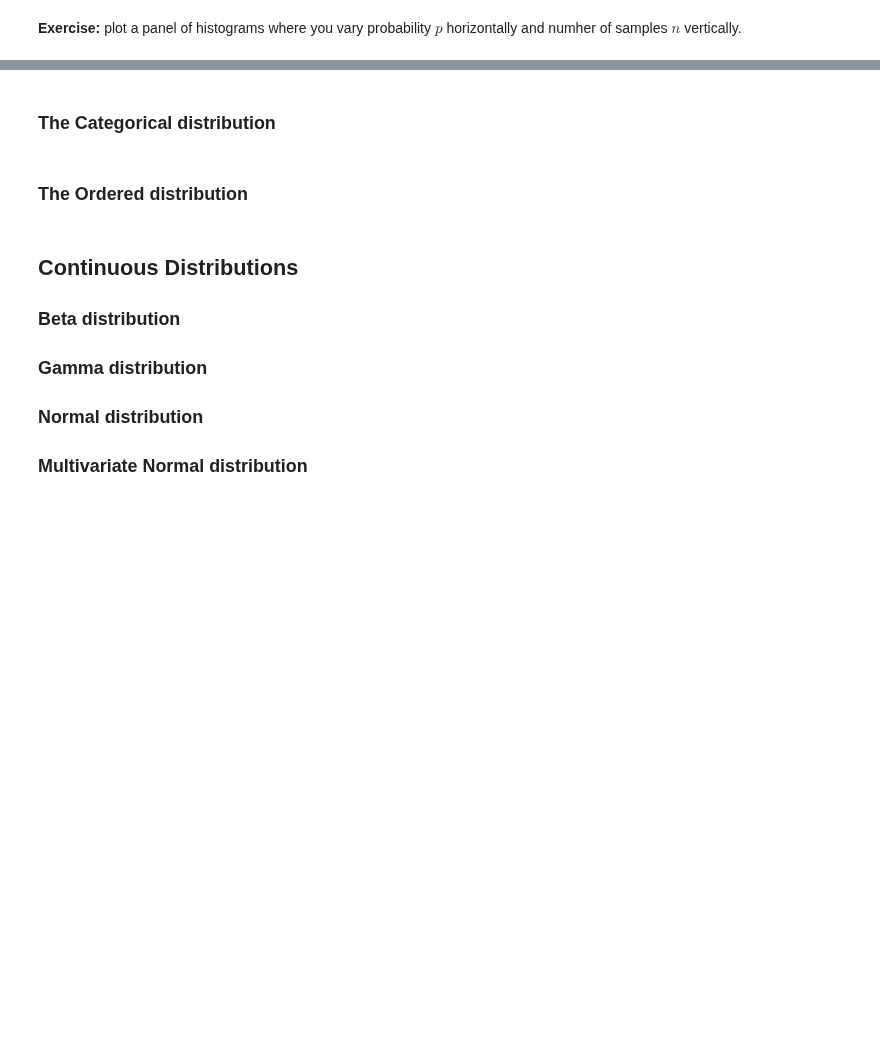
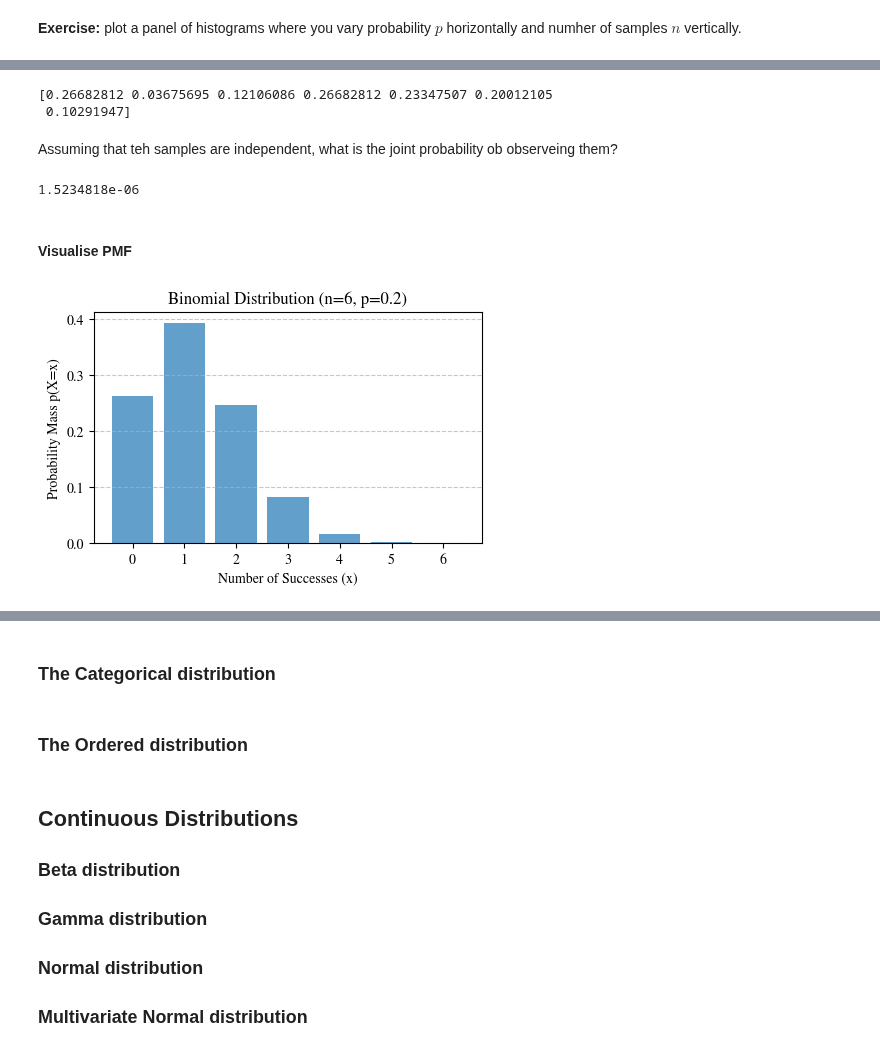
Before and after one commit to elizavetasemenova/prob-epi, a Jupyter notebook: 04_probability_distributions.ipynb, the cells around one changed output, grey strips where cells are left out. Saved outputs shown, nothing was run; the diff lists cells and outputs as text; code cells hidden in the pictures; blank space fills up the shorter version.

```diff
--- a/04_probability_distributions.ipynb
+++ b/04_probability_distributions.ipynb
@@ -162,0 +207,4 @@ Bernouilli_vis(rng, p, n)
+# %%
+p = 0.3
+n = 10
+binomial = dist.Binomial(total_count=n, probs=p)
@@ -162,0 +239,41 @@ Bernouilli_vis(rng, p, n)
+# %%
+individual_sample_probs = jnp.exp(binomial.log_prob(samples))
+print(individual_sample_probs)
+# %% [output]
+[0.26682812 0.03675695 0.12106086 0.26682812 0.23347507 0.20012105
+ 0.10291947]
+# %% [markdown]
+Assuming that teh samples are independent, what is the joint probability ob observeing them?
+# %%
+joint_prob = jnp.prod(individual_sample_probs)
+print(joint_prob)
+# %% [output]
+1.5234818e-06
+# %% [markdown]
+#### Visualise PMF
+# %%
+def binomial_vis(rng, p, n, x_ticks=True):
+
+    # Binomial distribution with n trials and probability of success p
+    binomial = dist.Binomial(total_count=n, probs=p)
+
+    # Generate the possible outcomes (x values)
+    x_values = jnp.arange(0, n + 1)
+
+    pmf_values = jnp.exp(binomial.log_prob(x_values))
+
+    # Create a bar plot (PMF plot)
+    fig = plt.figure(dpi=100, figsize=(5, 3))
+    plt.bar(x_values, pmf_values, align='center', alpha=0.7)
+    plt.xlabel('Number of Successes (x)')
+    plt.ylabel('Probability Mass p(X=x)')
+    plt.title(f'Binomial Distribution (n={n}, p={p})')
+    if x_ticks:
+        plt.xticks(x_values)
+    plt.grid(axis='y', linestyle='--', alpha=0.7)
+
+    plt.show()
+# %%
+binomial_vis(rng, p=0.2, n=6)
+# %% [output]
+[figure, added]
```
Also changed, not shown: parts of 22 cells of this notebook.
